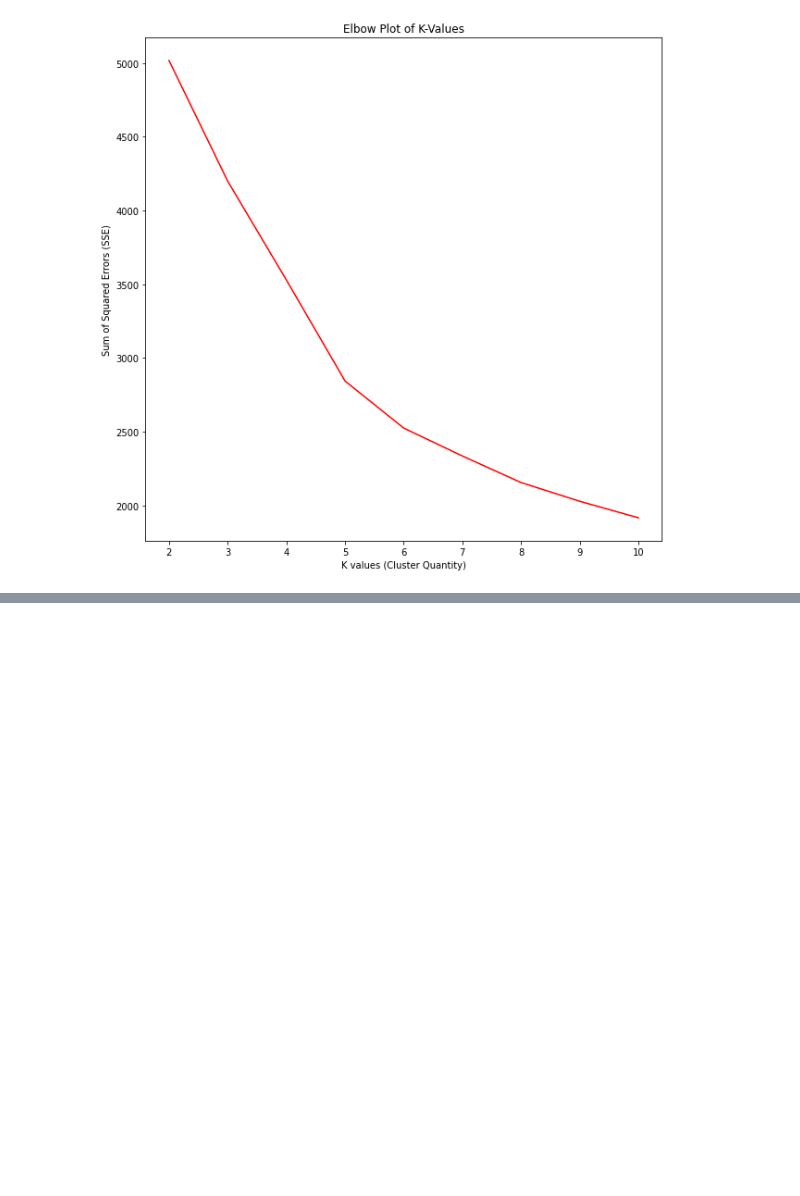
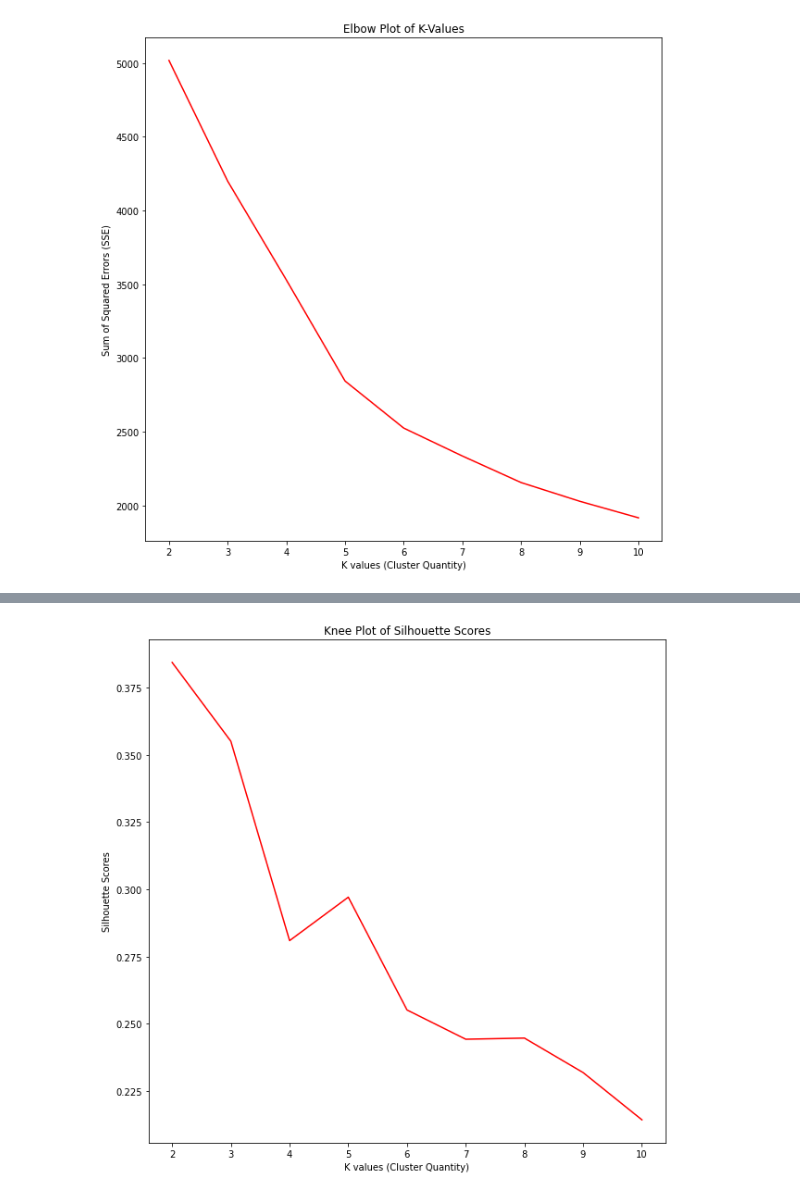
Before and after one commit to LucyJulian98/Data_Science_3_Assignments, a Jupyter notebook: pset2_llj40.ipynb, the cells around one changed output, grey strips where cells are left out. Saved outputs shown, nothing was run; the diff lists cells and outputs as text; code cells hidden in the pictures; blank space fills up the shorter version.

Commit message:
Knee Plot added

```diff
--- a/pset2_llj40.ipynb
+++ b/pset2_llj40.ipynb
@@ -58,3 +59,12 @@ plt.plot(k_values, sse_values, color = 'red')
 plt.show()
 # %% [output]
 [figure]
+# %%
+### Silhouette coefficient knee plot
+
+sil_avg_scores = []
+
+for i in range(2,11) :
+    km = KMeans(n_clusters = i, init = 'random', random_state = 9)
+    cluster_labels = km.fit_predict(df_process)
+    sil_avg_scores.append(silhouette_score(df_process, cluster_labels))
@@ -60,0 +83,10 @@ plt.show()
+# %%
+### Plotting
+plt.figure(figsize=(10,10))
+plt.title("Knee Plot of Silhouette Scores")
+plt.xlabel("K values (Cluster Quantity)")
+plt.ylabel("Silhouette Scores")
+plt.plot(k_values, sil_avg_scores, color = 'red')
+plt.show()
+# %% [output]
+[figure, added]
```
Also changed, not shown: parts of 3 cells of this notebook.
